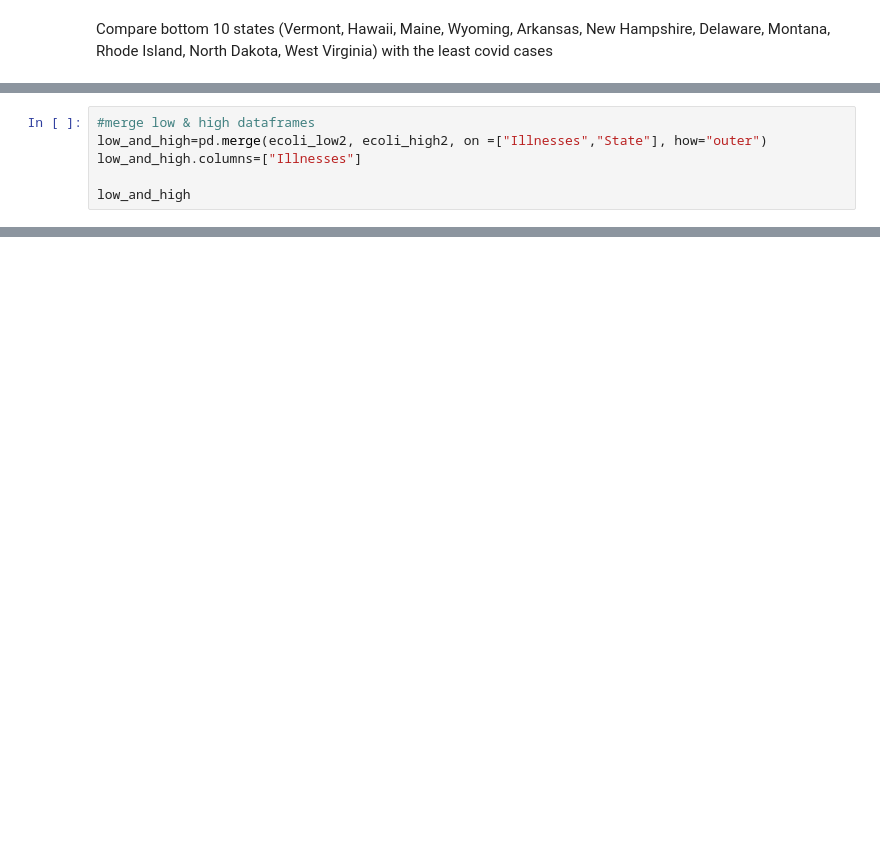
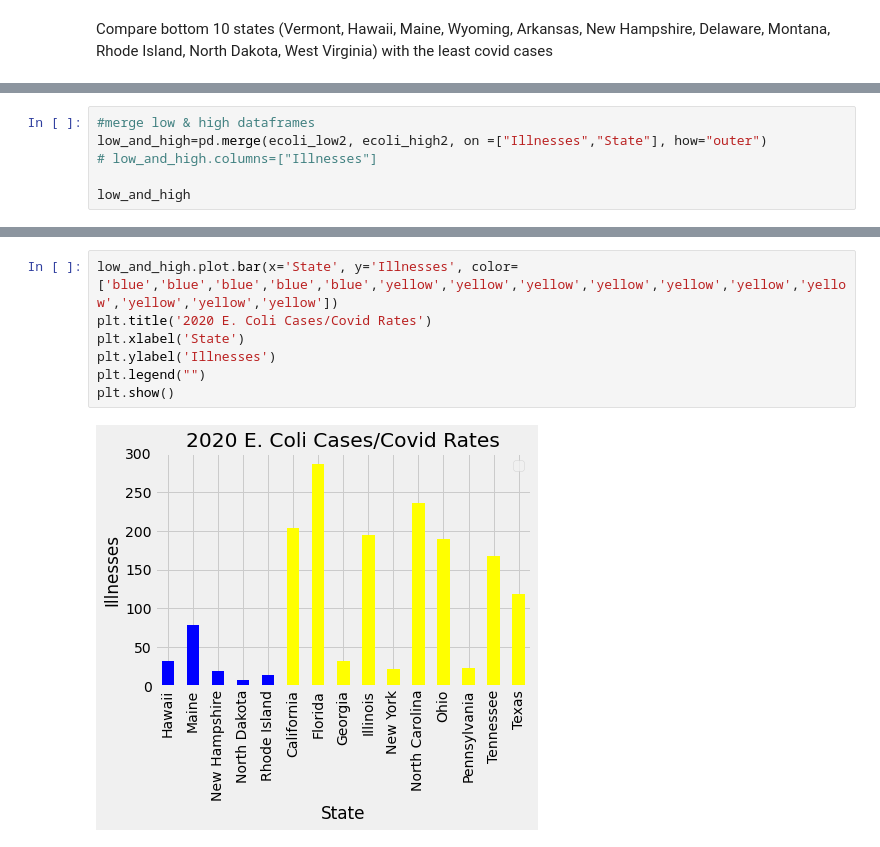
Before and after one commit to K-Mulholland/COVIData, a Jupyter notebook: E. Coli Analysis/E. Coli Analysis & Visualization.ipynb, the cells around one changed output, grey strips where cells are left out. Cells and saved outputs as stored; diff of their text form; blank space fills up the shorter version.

```diff
--- a/E. Coli Analysis/E. Coli Analysis & Visualization.ipynb
+++ b/E. Coli Analysis/E. Coli Analysis & Visualization.ipynb
@@ -344,7 +341,7 @@ plt.show()
 # %%
 #merge low & high dataframes
 low_and_high=pd.merge(ecoli_low2, ecoli_high2, on =["Illnesses","State"], how="outer")
-low_and_high.columns=["Illnesses"]
+# low_and_high.columns=["Illnesses"]
 
 low_and_high
 # %% [output]
@@ -351,0 +364,9 @@ KeyError: 'Illnesses'
+# %%
+low_and_high.plot.bar(x='State', y='Illnesses', color=['blue','blue','blue','blue','blue','yellow','yellow','yellow','yellow','yellow','yellow','yellow','yellow','yellow','yellow'])
+plt.title('2020 E. Coli Cases/Covid Rates')
+plt.xlabel('State')
+plt.ylabel('Illnesses')
+plt.legend("")
+plt.show()
+# %% [output]
+[figure, added]
```
Also changed, not shown: parts of 7 cells of this notebook, 1 other file.
